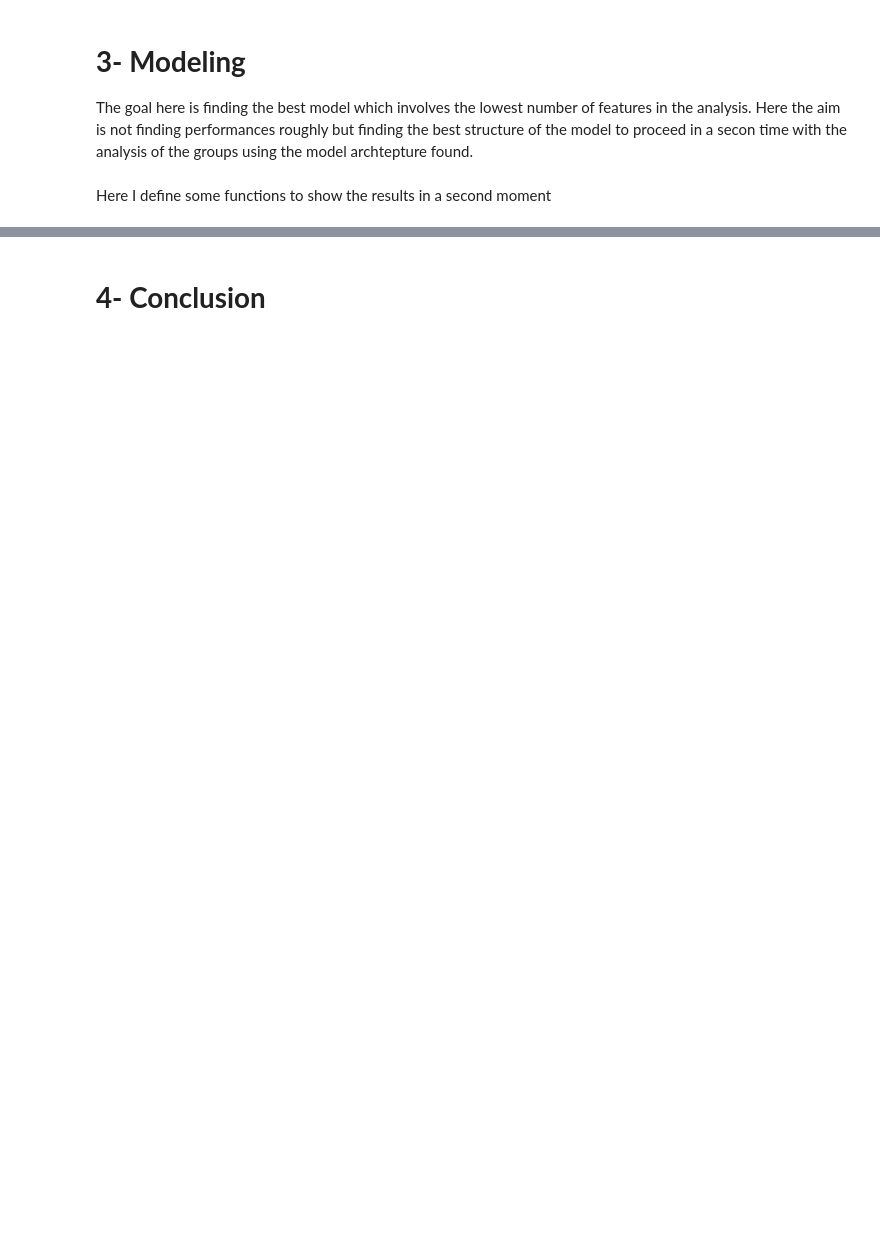
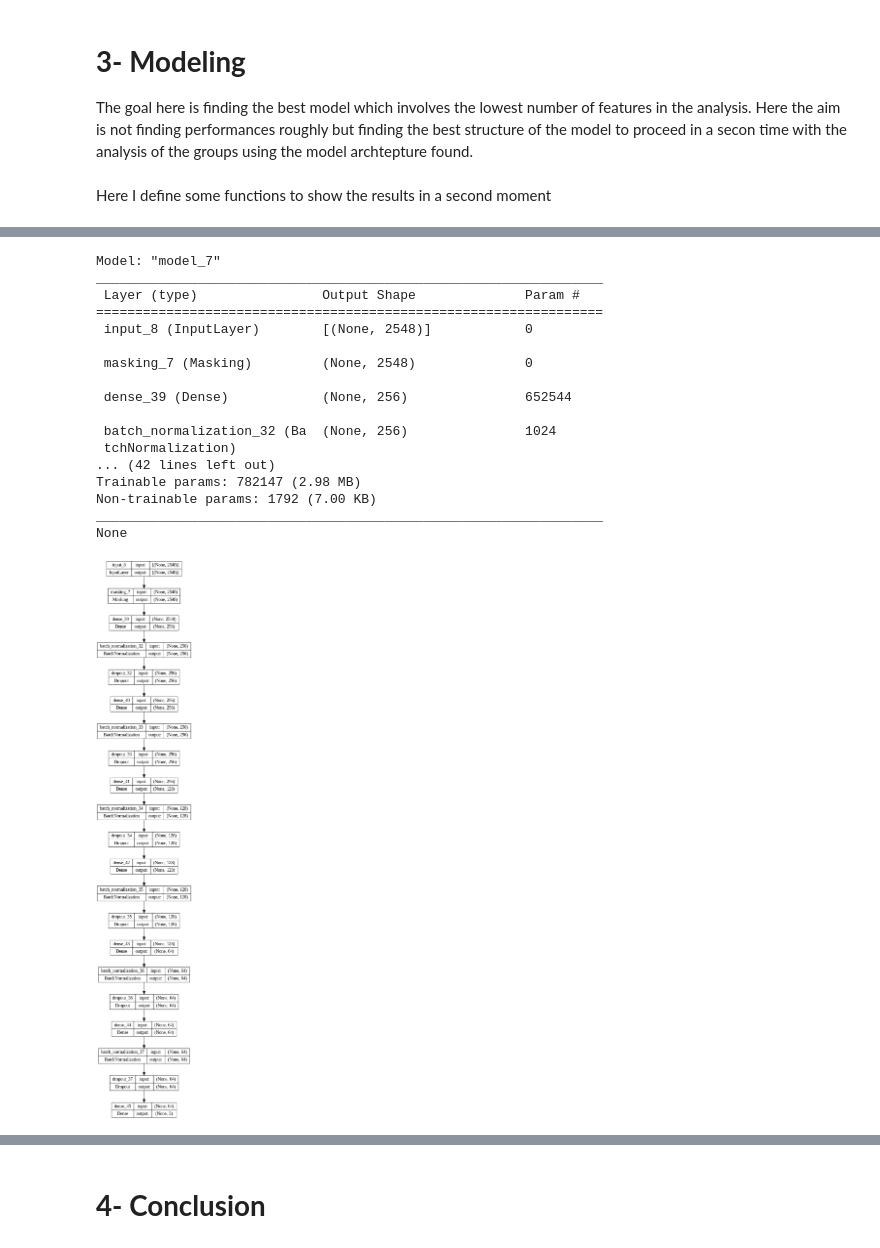
Before and after one commit to AndreaCorrado00/Emotion-recognition-throught-Deep-Learning-, a Jupyter notebook: emotions_eeg_lstm_gru_dnn_98_44.ipynb, the cells around one changed output, grey strips where cells are left out. Cells and saved outputs as stored; diff of their text form; code cells hidden in the pictures; blank space fills up the shorter version.

```diff
--- a/emotions_eeg_lstm_gru_dnn_98_44.ipynb
+++ b/emotions_eeg_lstm_gru_dnn_98_44.ipynb
@@ -634,0 +584,18 @@ Normalized confusion matrix
+# %%
+adam = Adam(learning_rate=0.001)
+
+es = EarlyStopping(monitor='val_loss', mode='min', verbose=1, patience=15, restore_best_weights=True,min_delta=0.01)
+mc = ModelCheckpoint('./best_dnn_model.h5', monitor='val_accuracy', mode='max', verbose=1, save_best_only=True)
+lr_schedule = LearningRateScheduler(lambda epoch: 0.001 * np.exp(-epoch / 10.))
+
+dnn_model.compile(optimizer=adam,
+                  loss=['categorical_crossentropy'],
+                  metrics=['accuracy'])
+
+if all_dataset==False and only_fft==False:
+  print('Variables modelling throught dnn')
+  dnn_h = dnn_model.fit(X_train, Y_train,
+                    batch_size=32,
+                    validation_data=(x_val, y_val),
+                    epochs=50,
+                    callbacks=[ es,mc, lr_schedule])
@@ -634,0 +609,41 @@ Normalized confusion matrix
+# %%
+def dnn_model(x_train,n_classes,dense_layers):
+  input_layer=keras.layers.Input(shape=(x_train.shape[1], ))
+
+  x = keras.layers.Masking(mask_value=-1)(input_layer)
+
+  for n in dense_layers:
+    x = keras.layers.Dense(n,activation='relu')(x)
+    x = BatchNormalization()(x)
+    x = Dropout(0.25)(x)
+
+  y = keras.layers.Dense(n_classes, activation='softmax')(x)
+
+  return keras.models.Model(inputs=input_layer, outputs=y)
+# %%
+dnn_model_whole = dnn_model(
+    x_train=X_train,
+    n_classes=3,
+    dense_layers=[256,256,128,128,64,64]
+)
+print(dnn_model_whole.summary())
+keras.utils.plot_model(dnn_model_whole, "dnn_2.png", show_shapes=True)
+# %% [output]
+Model: "model_7"
+_________________________________________________________________
+ Layer (type)                Output Shape              Param #
+=================================================================
+ input_8 (InputLayer)        [(None, 2548)]            0
+
+ masking_7 (Masking)         (None, 2548)              0
+
+ dense_39 (Dense)            (None, 256)               652544
+
+ batch_normalization_32 (Ba  (None, 256)               1024
+ tchNormalization)
+... (42 lines left out)
+Trainable params: 782147 (2.98 MB)
+Non-trainable params: 1792 (7.00 KB)
+_________________________________________________________________
+None
+[figure, added]
```
Also changed, not shown: parts of 35 cells of this notebook.
